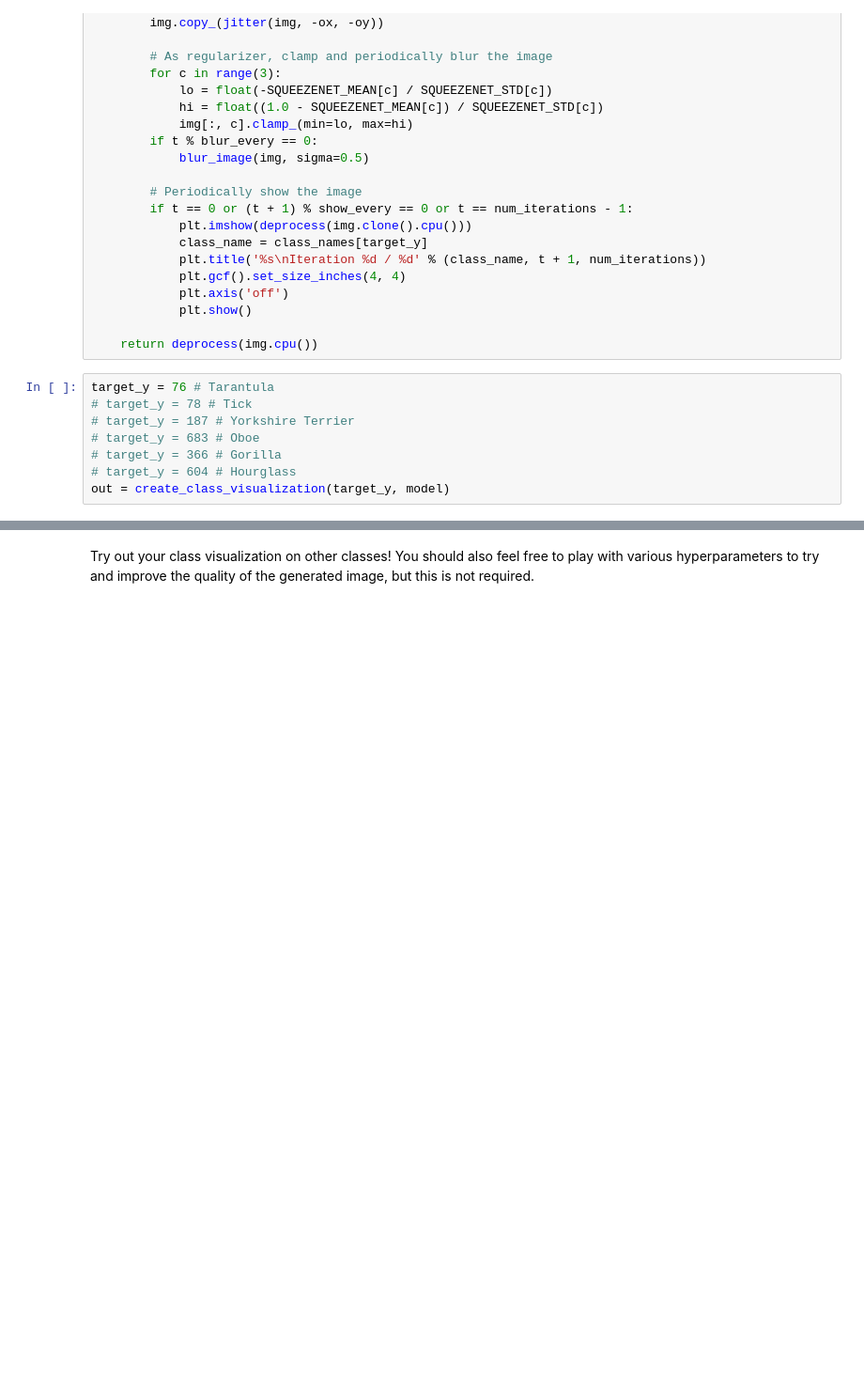
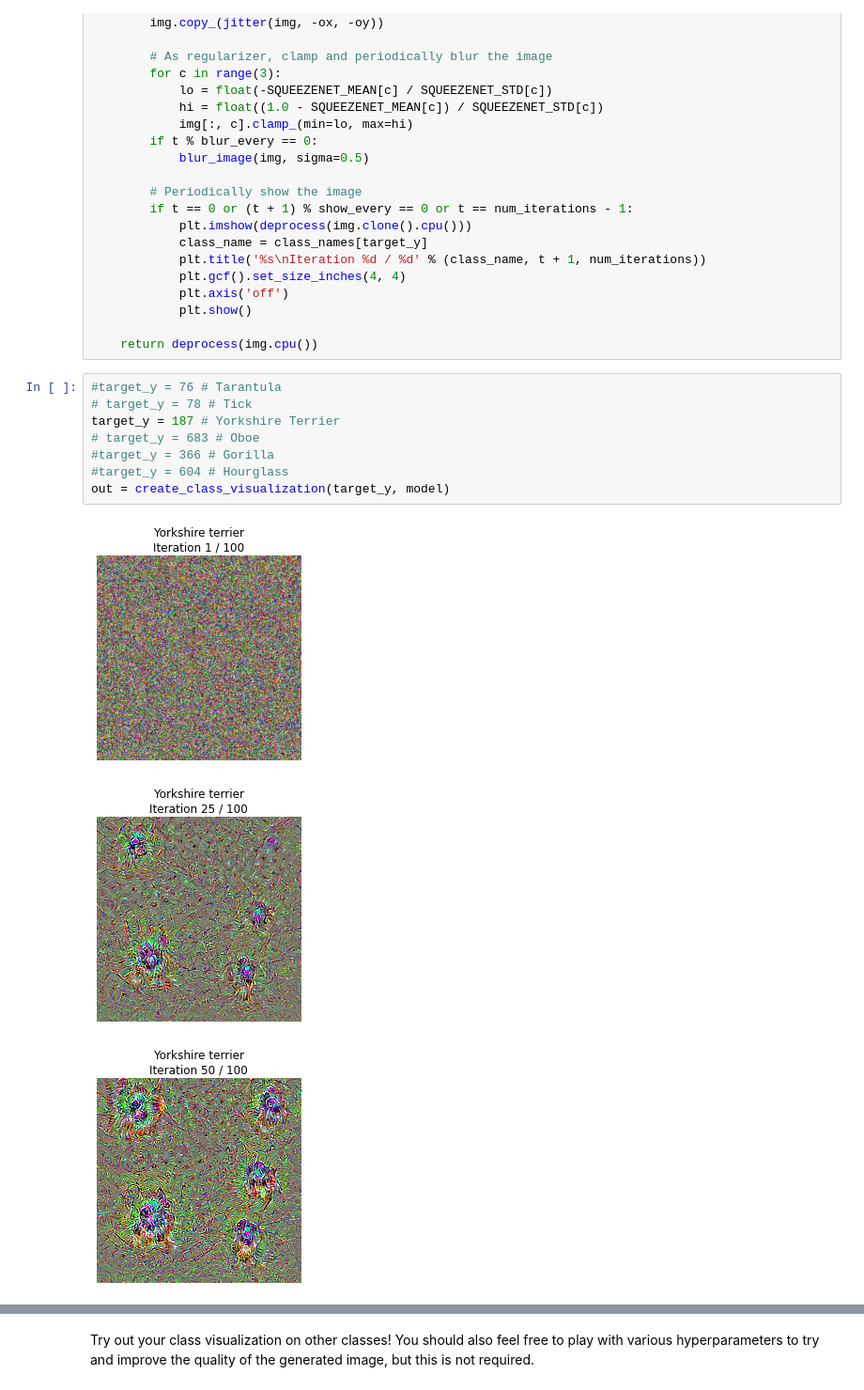
Before and after one commit to rammkripa/cs182_hw2_student, a Jupyter notebook: NetworkVisualization.ipynb, the cells around one changed output, grey strips where cells are left out. Shown at 94% size. Drawn from its saved outputs; the diff is of its cells as text; blank space fills up the shorter version.

```diff
--- a/NetworkVisualization.ipynb
+++ b/NetworkVisualization.ipynb
@@ -352,10 +352,14 @@ def create_class_visualization(target_y, model, **kwargs):
 
     return deprocess(img.cpu())
 # %%
-target_y = 76 # Tarantula
+#target_y = 76 # Tarantula
 # target_y = 78 # Tick
-# target_y = 187 # Yorkshire Terrier
+target_y = 187 # Yorkshire Terrier
 # target_y = 683 # Oboe
-# target_y = 366 # Gorilla
-# target_y = 604 # Hourglass
+#target_y = 366 # Gorilla
+#target_y = 604 # Hourglass
 out = create_class_visualization(target_y, model)
+# %% [output]
+[figure, added]
+[figure, added]
+[figure, added]
```
Also changed, not shown: parts of 2 cells of this notebook, 1 other file.
